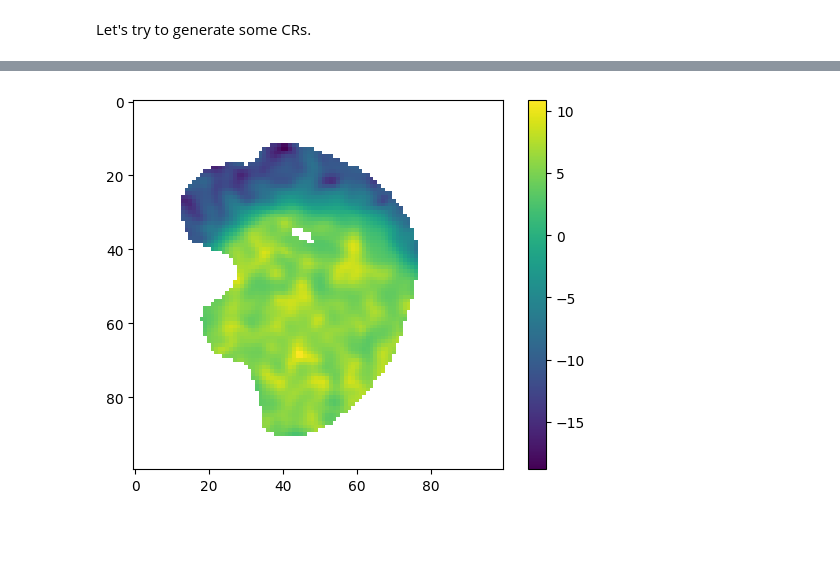
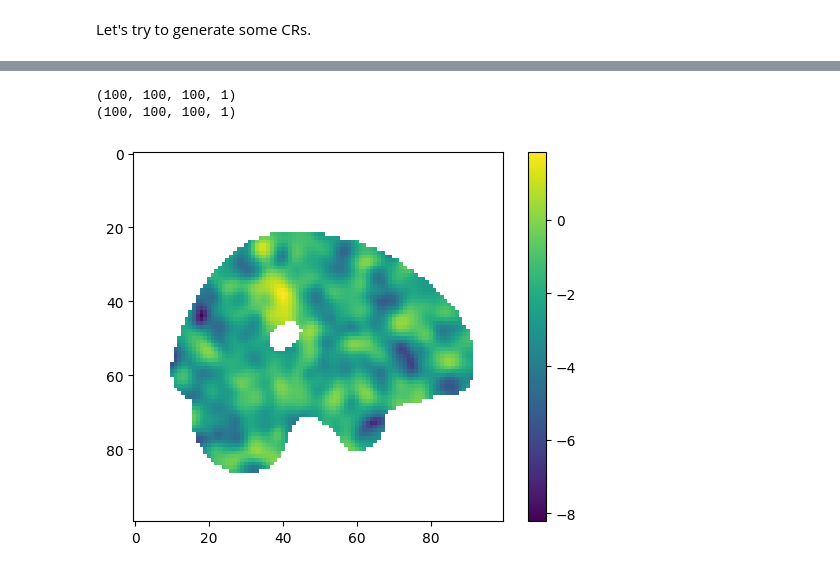
Before and after one commit to TomMaullin/crtoolbox, a Jupyter notebook: src/test_nb.ipynb, the cells around one changed output, grey strips where cells are left out. Cells and saved outputs as stored; diff of their text form; code cells hidden in the pictures; blank space fills up the shorter version.

```diff
--- a/src/test_nb.ipynb
+++ b/src/test_nb.ipynb
@@ -274,7 +276,7 @@ First, we generate some test data.
 # Parameters for data generation
 n = 30
 p = 3
-out_dir = '/home/tommaullin/Documents/ConfSets_Rehaul/'
+out_dir = 'C://Users//user//Documents//ConfSets_Rehaul'#'/home/tommaullin/Documents/ConfSets_Rehaul/'
 
 # Generate some test data
 y_files, beta_files, X = generate_data(n, p, out_dir)
@@ -339,0 +332,22 @@ plt.colorbar()
+# %%
+i = 20
+slice = 38
+
+# Read in muhat
+muhat = np.array(nib.load(muhat_file).get_fdata())
+
+# Make a mask
+mask = muhat != 0
+
+# Create the image
+display_image = 1*mask[:,:,:,0] + 1*FcHat_plus[i,:,:,:] + 1*FcHat[:,:,:] + 1*FcHat_minus[i,:,:,:]
+
+# Transpose the last two dimensions of the image
+display_image = display_image.transpose((0,2,1))
+
+# Flip the second dimension of the image
+display_image = np.flip(display_image,axis=1)
+
+print(a_estBdry[i],p[i])
+plt.imshow(display_image[slice,:,:])
+plt.colorbar()
@@ -340,11 +358,25 @@ plt.colorbar()
 # %%
 # Load in muhat and make an image of it
 muhat = nib.load(muhat_file).get_fdata()
 sigmahat = nib.load(sigmahat_file).get_fdata()
 
+print(muhat.shape)
+print(sigmahat.shape)
+
+# Create the image
+display_image = (muhat[:,:,:,0]-c)/sigmahat[:,:,:,0]
+
+# Transpose the last two dimensions of the image
+display_image = display_image.transpose((0,2,1))
+
+# Flip the second dimension of the image
+display_image = np.flip(display_image,axis=1)
+
 # Make image
-plt.imshow((muhat[slice,:,:]-c)/sigmahat[slice,:,:])
+plt.imshow(display_image[slice,:,:])
 plt.colorbar()
 plt.show()
 # %% [output]
+(100, 100, 100, 1)
+(100, 100, 100, 1)
-[figure, old version]
+[figure, new version]
```
Also changed, not shown: parts of 9 cells of this notebook, 2 other files.
